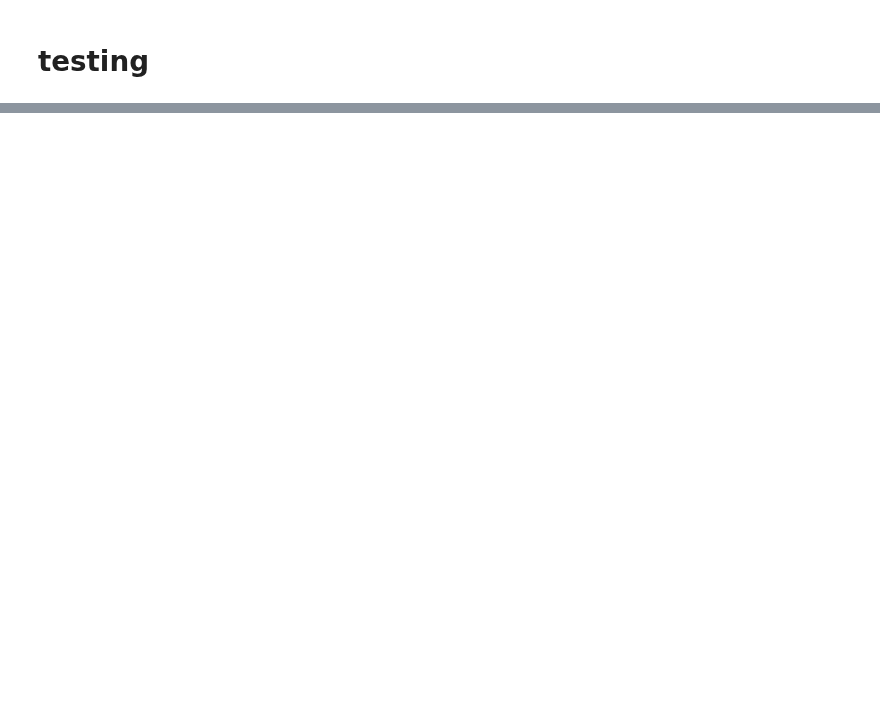
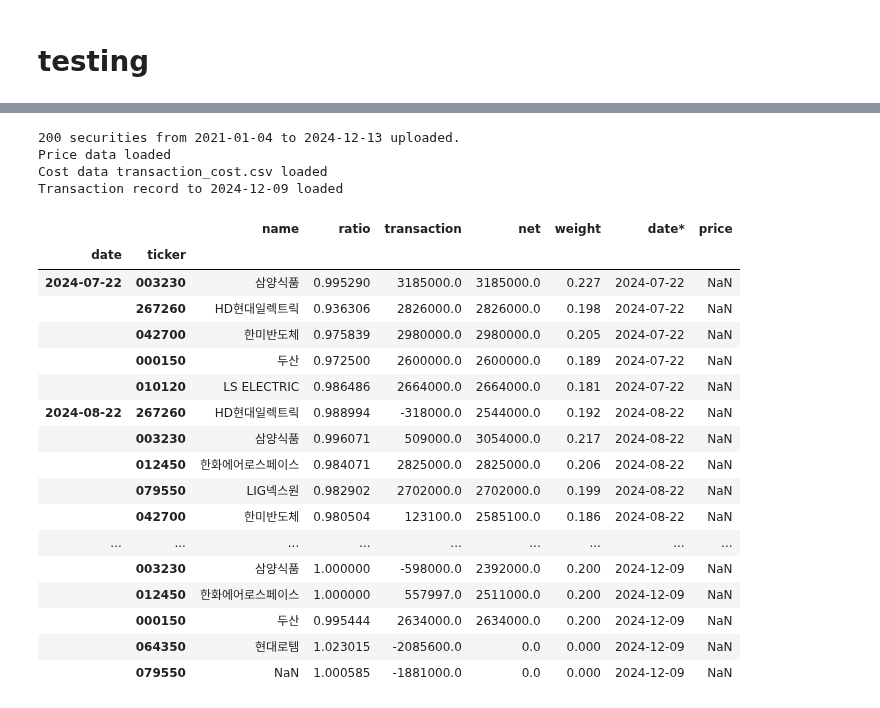
Before and after one commit to lbk209/portfolio, a Jupyter notebook: Allocate_Portfolio.ipynb, the cells around one changed output, grey strips where cells are left out. Cells and saved outputs as stored; diff of their text form; code cells hidden in the pictures; blank space fills up the shorter version.

```diff
--- a/Allocate_Portfolio.ipynb
+++ b/Allocate_Portfolio.ipynb
@@ -980,0 +856,31 @@ Set save=True to save transaction record
+# %%
+file_cost='transaction_cost'
+# %%
+pf_mmt = PM.create_portfolio('MMT', cost=file_cost)
+# %% [output]
+200 securities from 2021-01-04 to 2024-12-13 uploaded.
+Price data loaded
+Cost data transaction_cost.csv loaded
+Transaction record to 2024-12-09 loaded
+# %%
+#pf_mmt.view_record(-2, nshares=True)
+pf_mmt.record
+# %% [output]
+|  |  | name | ratio | transaction | net | weight | date* | price |
+| date | ticker |  |  |  |  |  |  |  |
+| 2024-07-22 | 003230 | 삼양식품 | 0.995290 | 3185000.0 | 3185000.0 | 0.227 | 2024-07-22 | NaN |
+|  | 267260 | HD현대일렉트릭 | 0.936306 | 2826000.0 | 2826000.0 | 0.198 | 2024-07-22 | NaN |
+|  | 042700 | 한미반도체 | 0.975839 | 2980000.0 | 2980000.0 | 0.205 | 2024-07-22 | NaN |
+|  | 000150 | 두산 | 0.972500 | 2600000.0 | 2600000.0 | 0.189 | 2024-07-22 | NaN |
+|  | 010120 | LS ELECTRIC | 0.986486 | 2664000.0 | 2664000.0 | 0.181 | 2024-07-22 | NaN |
+| 2024-08-22 | 267260 | HD현대일렉트릭 | 0.988994 | -318000.0 | 2544000.0 | 0.192 | 2024-08-22 | NaN |
+|  | 003230 | 삼양식품 | 0.996071 | 509000.0 | 3054000.0 | 0.217 | 2024-08-22 | NaN |
+|  | 012450 | 한화에어로스페이스 | 0.984071 | 2825000.0 | 2825000.0 | 0.206 | 2024-08-22 | NaN |
+|  | 079550 | LIG넥스원 | 0.982902 | 2702000.0 | 2702000.0 | 0.199 | 2024-08-22 | NaN |
+|  | 042700 | 한미반도체 | 0.980504 | 123100.0 | 2585100.0 | 0.186 | 2024-08-22 | NaN |
+| ... | ... | ... | ... | ... | ... | ... | ... | ... |
+|  | 003230 | 삼양식품 | 1.000000 | -598000.0 | 2392000.0 | 0.200 | 2024-12-09 | NaN |
+|  | 012450 | 한화에어로스페이스 | 1.000000 | 557997.0 | 2511000.0 | 0.200 | 2024-12-09 | NaN |
+|  | 000150 | 두산 | 0.995444 | 2634000.0 | 2634000.0 | 0.200 | 2024-12-09 | NaN |
+|  | 064350 | 현대로템 | 1.023015 | -2085600.0 | 0.0 | 0.000 | 2024-12-09 | NaN |
+|  | 079550 | NaN | 1.000585 | -1881000.0 | 0.0 | 0.000 | 2024-12-09 | NaN |
```
Also changed, not shown: parts of 22 cells of this notebook, 1 other file.
